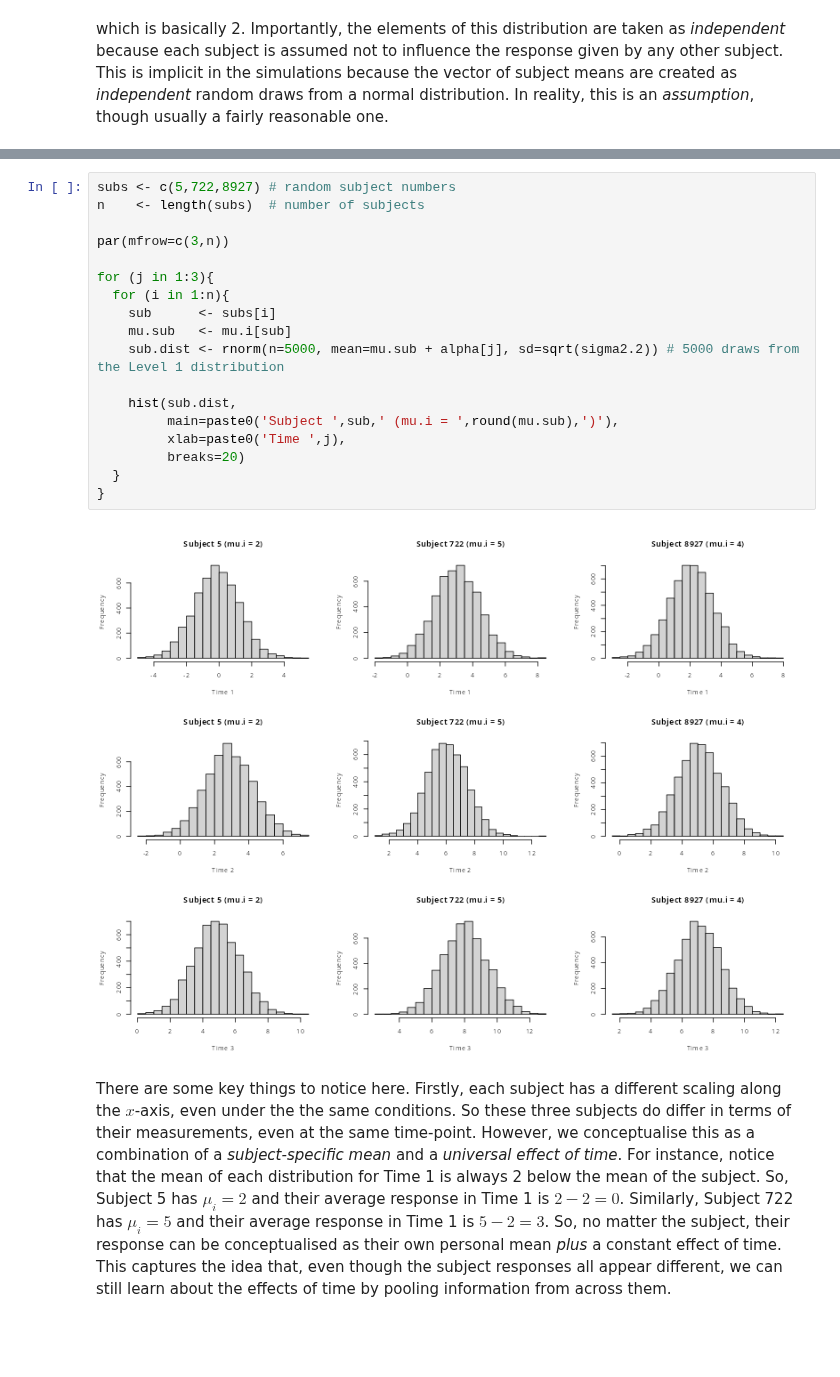
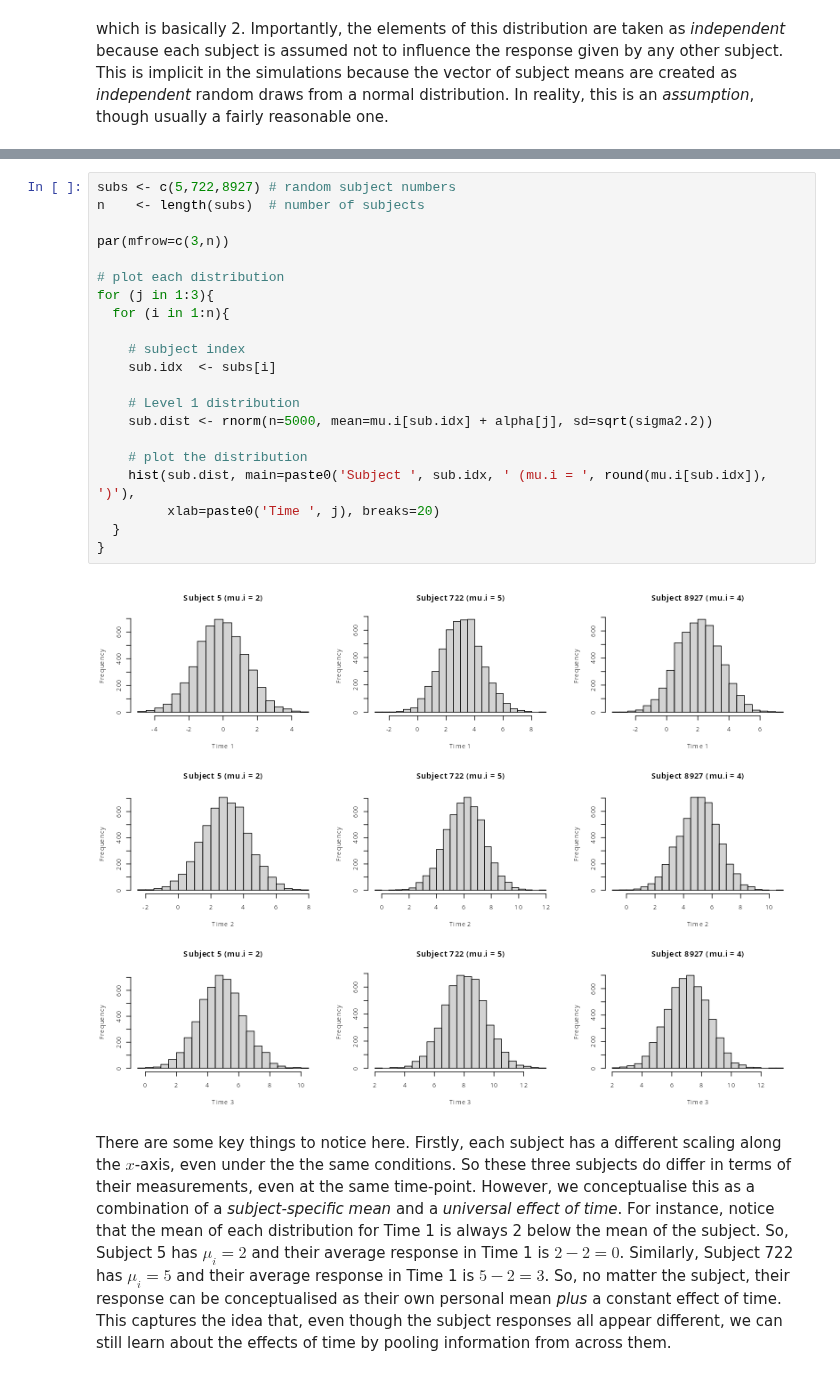
Before and after one commit to PCHN63112-Mixed-Models/mixed-effects-intro, a Jupyter notebook: _build/jupyter_execute/3.multilevel-simulation.ipynb, the cells around one changed output, grey strips where cells are left out. Cells and saved outputs as stored; diff of their text form; blank space fills up the shorter version.

```diff
--- a/_build/jupyter_execute/3.multilevel-simulation.ipynb
+++ b/_build/jupyter_execute/3.multilevel-simulation.ipynb
@@ -71,23 +71,26 @@ Next, let us focus on the Level 1 simulations. For this example, we only simulat
 # %%
 subs <- c(5,722,8927) # random subject numbers
 n    <- length(subs)  # number of subjects
 
 par(mfrow=c(3,n))
 
+# plot each distribution
 for (j in 1:3){
   for (i in 1:n){
-    sub      <- subs[i]
-    mu.sub   <- mu.i[sub]
-    sub.dist <- rnorm(n=5000, mean=mu.sub + alpha[j], sd=sqrt(sigma2.2)) # 5000 draws from the Level 1 distribution
 
-    hist(sub.dist,
-         main=paste0('Subject ',sub,' (mu.i = ',round(mu.sub),')'),
-         xlab=paste0('Time ',j),
-         breaks=20)
+    # subject index
+    sub.idx  <- subs[i]
+
+    # Level 1 distribution
+    sub.dist <- rnorm(n=5000, mean=mu.i[sub.idx] + alpha[j], sd=sqrt(sigma2.2))
+
+    # plot the distribution
+    hist(sub.dist, main=paste0('Subject ', sub.idx, ' (mu.i = ', round(mu.i[sub.idx]), ')'),
+         xlab=paste0('Time ', j), breaks=20)
   }
 }
 # %% [output]
-[figure, old version]
+[figure, new version]
 # %% [markdown]
 There are some key things to notice here. Firstly, each subject has a different scaling along the $x$-axis, even under the the same conditions. So these three subjects do differ in terms of their measurements, even at the same time-point. However, we conceptualise this as a combination of a *subject-specific mean* and a *universal effect of time*. For instance, notice that the mean of each distribution for Time 1 is always 2 below the mean of the subject. So, Subject 5 has $\mu_{i} = 2$ and their average response in Time 1 is $2 - 2 = 0$. Similarly, Subject 722 has $\mu_{i} = 5$ and their average response in Time 1 is $5 - 2 = 3$. So, no matter the subject, their response can be conceptualised as their own personal mean *plus* a constant effect of time. This captures the idea that, even though the subject responses all appear different, we can still learn about the effects of time by pooling information from across them.
 # %% [markdown]
```
Also changed, not shown: parts of 8 cells of this notebook, 9 other files.
